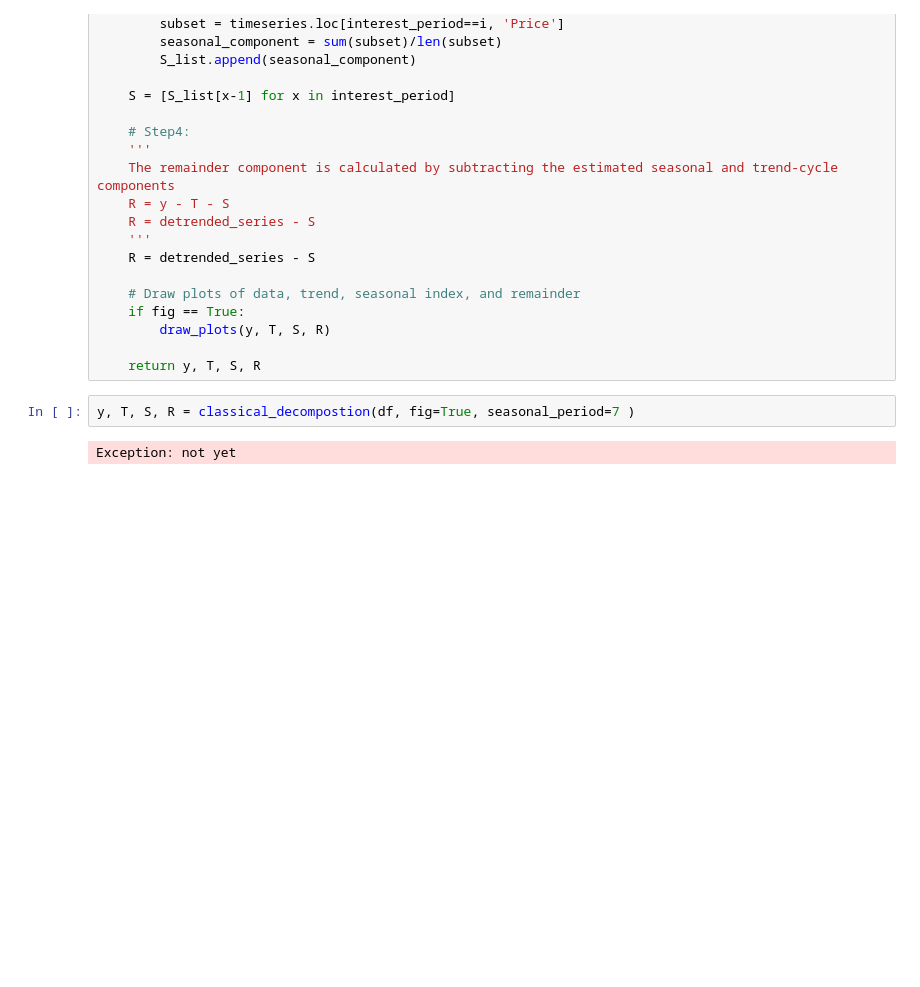
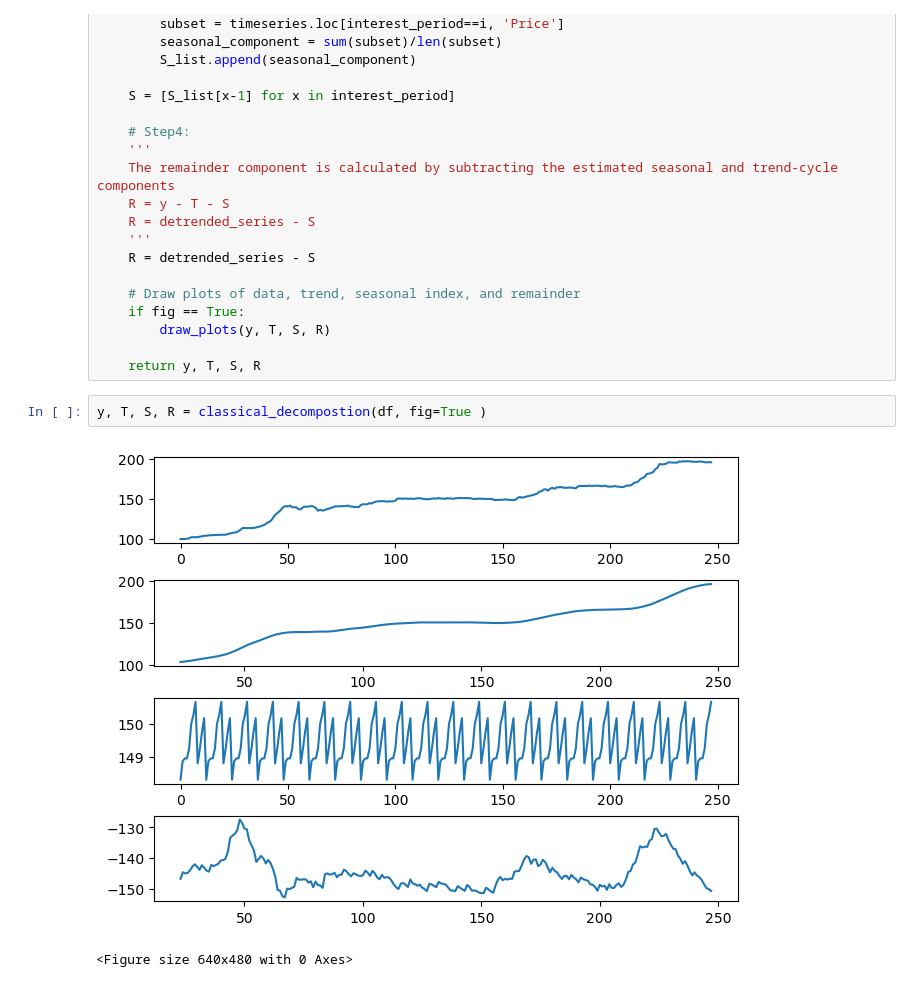
Before and after one commit to incheonQ/TimeSeriesAnalysis, a Jupyter notebook: TimeSeriesDecomposition.ipynb, the cells around one changed output. Saved outputs shown, nothing was run; the diff lists cells and outputs as text; blank space fills up the shorter version.

```diff
--- a/TimeSeriesDecomposition.ipynb
+++ b/TimeSeriesDecomposition.ipynb
@@ -157,6 +140,7 @@ def classical_decompostion(
 
     return y, T, S, R
 # %%
-y, T, S, R = classical_decompostion(df, fig=True, seasonal_period=7 )
+y, T, S, R = classical_decompostion(df, fig=True )
 # %% [output]
+[figure, added]
-Exception: not yet
+<Figure size 640x480 with 0 Axes>
```
Also changed, not shown: parts of 1 cell of this notebook.
